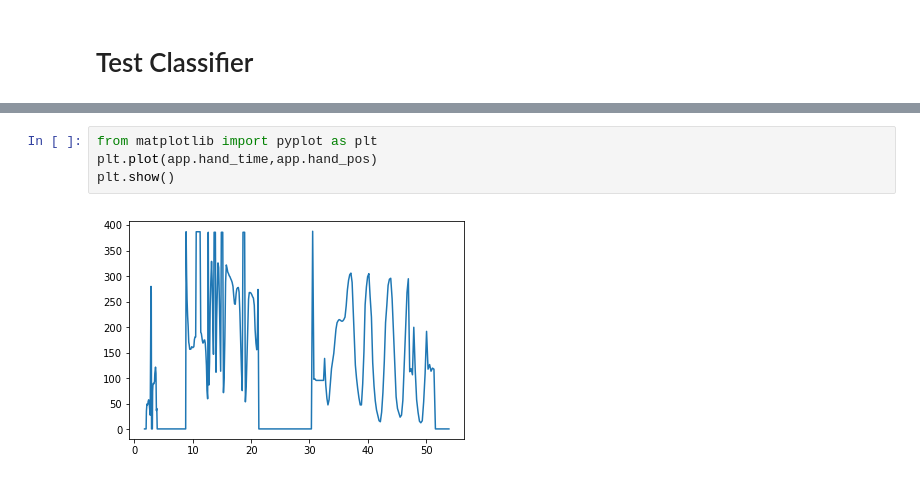
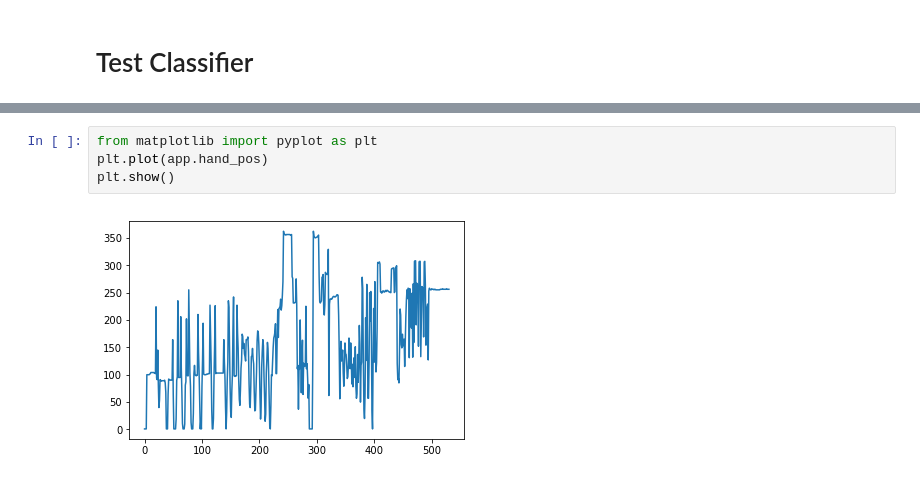
Before and after one commit to andreasbell/TDT4265_gr31, a Jupyter notebook: main.ipynb, the cells around one changed output, grey strips where cells are left out. Cells and saved outputs as stored; diff of their text form.

```diff
--- a/main.ipynb
+++ b/main.ipynb
@@ -85,6 +92,6 @@ cv2.destroyAllWindows()
 # %%
 from matplotlib import pyplot as plt
-plt.plot(app.hand_time,app.hand_pos)
+plt.plot(app.hand_pos)
 plt.show()
 # %% [output]
-[figure, old version]
+[figure, new version]
```
Also changed, not shown: parts of 3 cells of this notebook, 6 other files.
